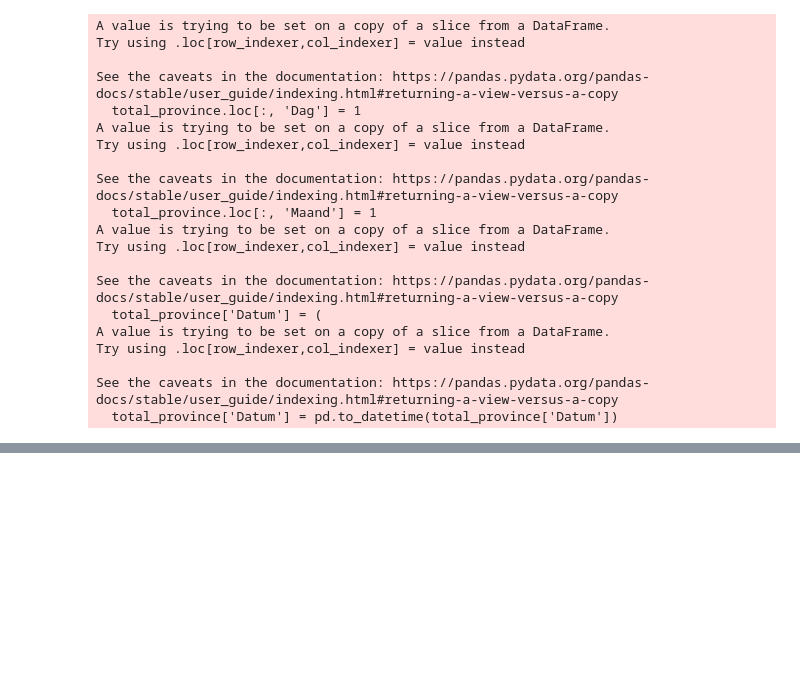
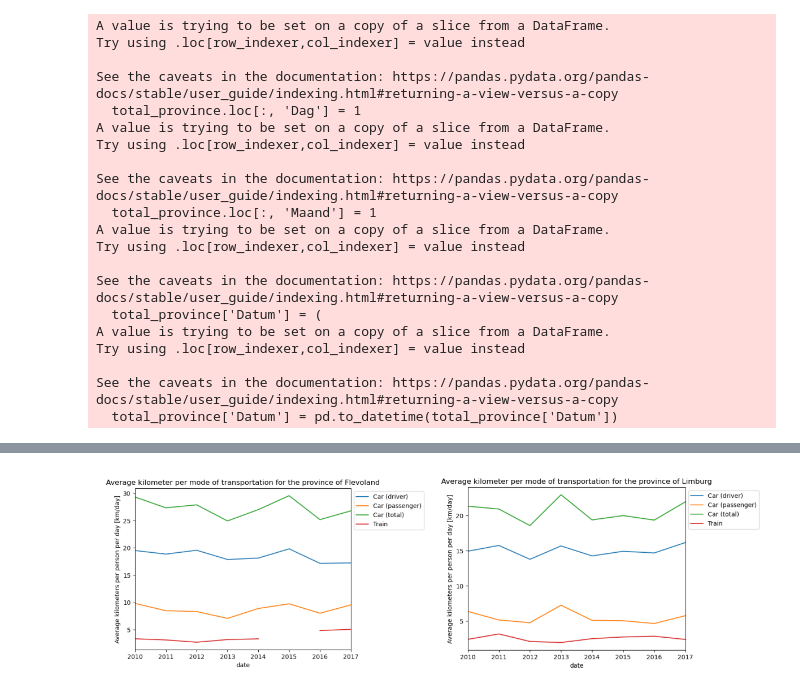
Before and after one commit to lisette-924/TIL6022-group11, a Jupyter notebook: Mobility_per_province(subquestion3).ipynb, the cells around one changed output, grey strips where cells are left out. Cells and saved outputs as stored; diff of their text form; code cells hidden in the pictures; blank space fills up the shorter version.

```diff
--- a/Mobility_per_province(subquestion3).ipynb
+++ b/Mobility_per_province(subquestion3).ipynb
@@ -225,0 +207,24 @@ See the caveats in the documentation: https://pandas.pydata.org/pandas-docs/stab
+# %%
+import matplotlib.image as mpimg
+
+image1 = mpimg.imread('Average_kilometer_per_mode_of_transportation_Flevoland.png')
+image2 = mpimg.imread('Average_kilometer_per_mode_of_transportation_Limburg.png')
+
+# Maak de figuur aan
+plt.figure(figsize=(12, 6))
+
+# Eerste subplot voor afbeelding 1
+plt.subplot(1, 2, 1)  # 1 rij, 2 kolommen, eerste subplot
+plt.imshow(image1)
+plt.axis('off')  # Schakel de assen uit voor een strakkere weergave
+
+# Tweede subplot voor afbeelding 2
+plt.subplot(1, 2, 2)  # 1 rij, 2 kolommen, tweede subplot
+plt.imshow(image2)
+plt.axis('off')
+
+# Toon de figuur
+plt.tight_layout()  # Zorgt ervoor dat de subplots netjes naast elkaar staan
+plt.show()
+# %% [output]
+[figure, added]
```
Also changed, not shown: parts of 13 cells of this notebook, 1 other file.
